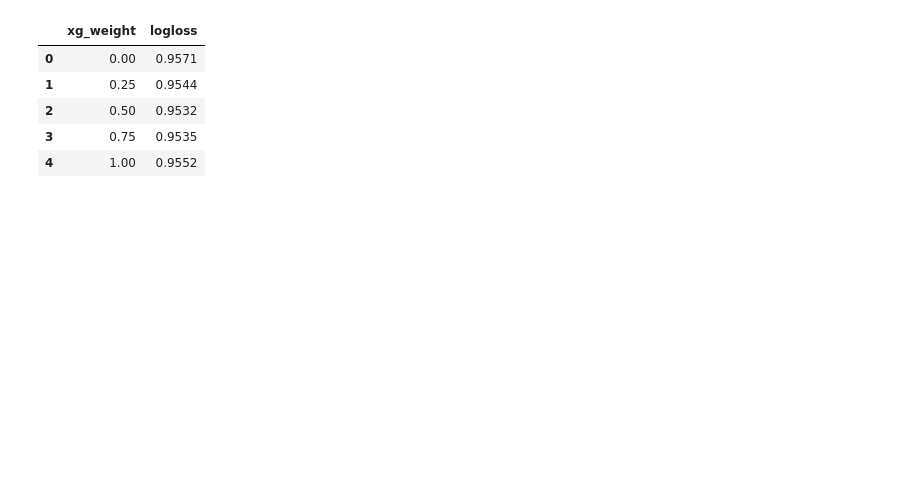
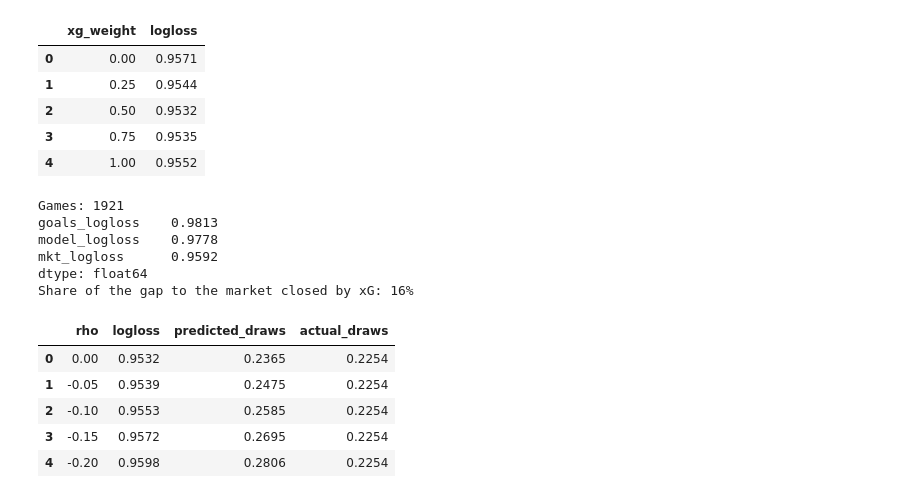
Before and after one commit to emrozin/EPL-Probabilities, a Jupyter notebook: poisson_model.ipynb, the cells around one changed output. Saved outputs shown, nothing was run; the diff lists cells and outputs as text; code cells hidden in the pictures; blank space fills up the shorter version.

```diff
--- a/poisson_model.ipynb
+++ b/poisson_model.ipynb
@@ -311,3 +316,47 @@ pd.DataFrame(rows).round(4)
 | 2 | 0.50 | 0.9532 |
 | 3 | 0.75 | 0.9535 |
 | 4 | 1.00 | 0.9552 |
+# %%
+xg_model = backtest(games, start_season=2021)
+goals_model = backtest(games, start_season=2021, xg_weight=0)
+
+goals_model = goals_model[["id", "model_home", "model_draw", "model_away"]]
+goals_model.columns = ["id", "goals_home", "goals_draw", "goals_away"]
+
+test = xg_model.merge(market, on="id").merge(goals_model, on="id")
+for prefix in ["goals", "model", "mkt"]:
+    add_scores(test, prefix)
+
+scores = test[["goals_logloss", "model_logloss", "mkt_logloss"]].mean()
+gap_closed = (scores["goals_logloss"] - scores["model_logloss"]) / (scores["goals_logloss"] - scores["mkt_logloss"])
+
+print(f"Games: {len(test)}")
+print(scores.round(4))
+print(f"Share of the gap to the market closed by xG: {gap_closed:.0%}")
+# %% [output]
+Games: 1921
+goals_logloss    0.9813
+model_logloss    0.9778
+mkt_logloss      0.9592
+dtype: float64
+Share of the gap to the market closed by xG: 16%
+# %%
+tuning_games = games[games["season"] <= 2020]
+
+rows = []
+for rho in [0, -0.05, -0.1, -0.15, -0.2]:
+    res = backtest(tuning_games, start_season=2016, rho=rho)
+    add_scores(res, "model")
+    rows.append({"rho": rho,
+                 "logloss": res["model_logloss"].mean(),
+                 "predicted_draws": res["model_draw"].mean(),
+                 "actual_draws": (res["result"] == "draw").mean()})
+
+pd.DataFrame(rows).round(4)
+# %% [output]
+|  | rho | logloss | predicted_draws | actual_draws |
+| 0 | 0.00 | 0.9532 | 0.2365 | 0.2254 |
+| 1 | -0.05 | 0.9539 | 0.2475 | 0.2254 |
+| 2 | -0.10 | 0.9553 | 0.2585 | 0.2254 |
+| 3 | -0.15 | 0.9572 | 0.2695 | 0.2254 |
+| 4 | -0.20 | 0.9598 | 0.2806 | 0.2254 |
```
Also changed, not shown: parts of 10 cells of this notebook.
